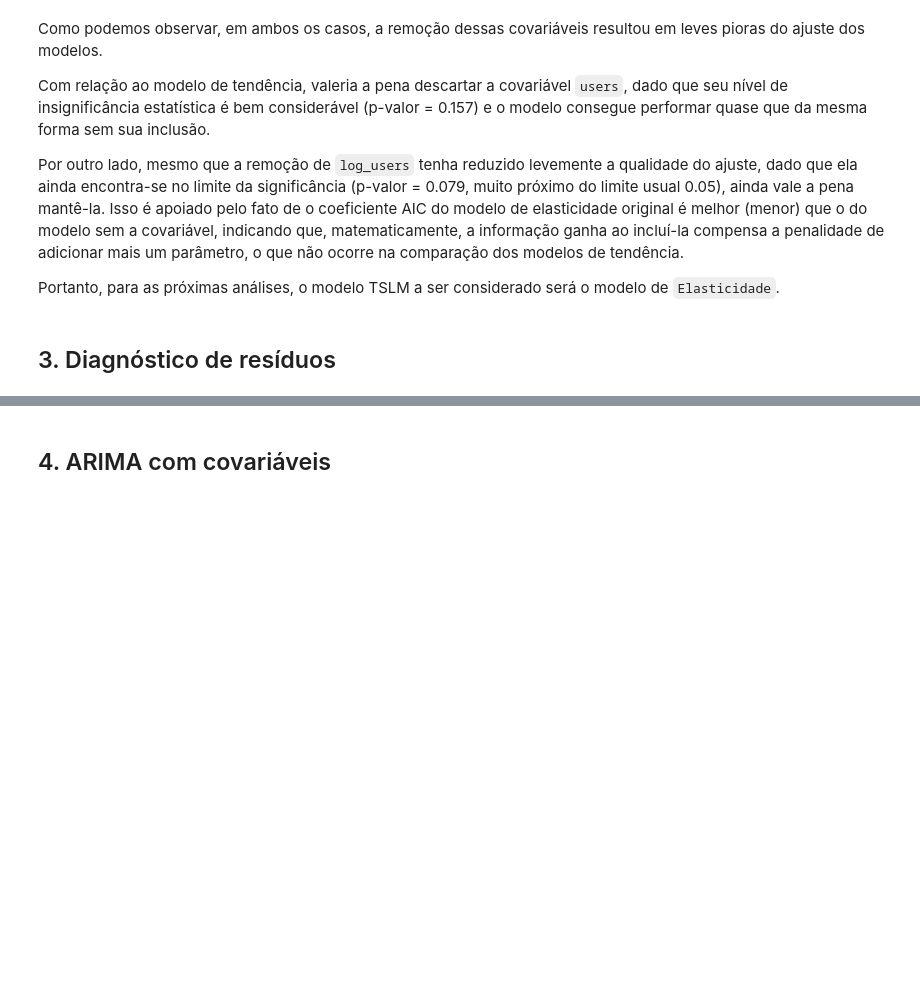
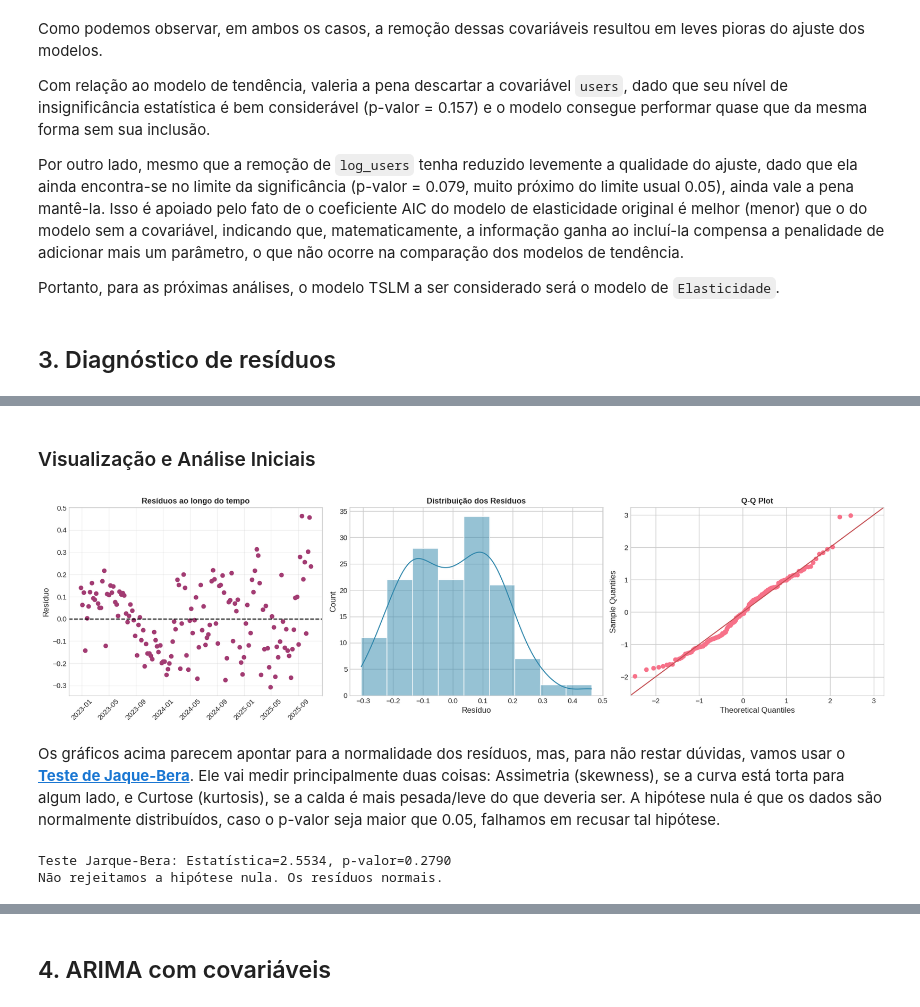
Before and after one commit to kauanmaf/Time-Series-A2, a Jupyter notebook: relatorio.ipynb, the cells around one changed output, grey strips where cells are left out. Saved outputs shown, nothing was run; the diff lists cells and outputs as text; code cells hidden in the pictures; blank space fills up the shorter version.

Commit message:
abindo a análise dos resíduos

```diff
--- a/relatorio.ipynb
+++ b/relatorio.ipynb
@@ -512,0 +528,47 @@ Portanto, para as próximas análises, o modelo TSLM a ser considerado será o m
+# %%
+# modelos analisados
+cols_selected = ["trend", "log_inv", "log_users", "users_log_lag_8"]
+
+# extraindo os resíduos
+X_final = sm.add_constant(X[cols_selected])
+model_final = sm.OLS(y_log, X_final).fit()
+residuals = model_final.resid
+# %% [markdown]
+### Visualização e Análise Iniciais
+# %%
+fig, axes = plt.subplots(1, 3, figsize=(18, 5))
+
+# resíduos no tempo
+axes[0].scatter(residuals.index, residuals, color='#A23B72')
+axes[0].axhline(0, color='black', linestyle='--')
+axes[0].set_title('Resíduos ao longo do tempo', fontweight='bold')
+axes[0].set_ylabel('Resíduo')
+axes[0].tick_params(axis='x', rotation=45)
+axes[0].grid(True, alpha=0.3)
+
+# histograma
+sns.histplot(residuals, kde=True, ax=axes[1], color='#2E86AB')
+axes[1].set_title('Distribuição dos Resíduos', fontweight='bold')
+axes[1].set_xlabel('Resíduo')
+
+# QQ plot
+sm.qqplot(residuals, line='45', fit=True, ax=axes[2])
+axes[2].set_title('Q-Q Plot', fontweight='bold')
+
+plt.tight_layout()
+plt.show()
+# %% [output]
+[figure, added]
+# %% [markdown]
+Os gráficos acima parecem apontar para a normalidade dos resíduos, mas, para não restar dúvidas, vamos usar o [**Teste de Jaque-Bera**](https://en-wikipedia-org.translate.goog/wiki/Jarque%E2%80%93Bera_test?_x_tr_sl=en&_x_tr_tl=pt&_x_tr_hl=pt&_x_tr_pto=tc). Ele vai medir principalmente duas coisas: Assimetria (skewness), se a curva está torta para algum lado, e Curtose (kurtosis), se a calda é mais pesada/leve do que deveria ser. A hipótese nula é que os dados são normalmente distribuídos, caso o p-valor seja maior que 0.05, falhamos em recusar tal hipótese.
+# %%
+jb_test = stats.jarque_bera(residuals)
+print(f"Teste Jarque-Bera: Estatística={jb_test.statistic:.4f}, p-valor={jb_test.pvalue:.4f}")
+
+if jb_test.pvalue > 0.05:
+    print("Não rejeitamos a hipótese nula. Os resíduos normais.")
+else:
+    print("Rejeitamos a hipótese nula. Os resíduos não seguem uma distribuição normal.")
+# %% [output]
+Teste Jarque-Bera: Estatística=2.5534, p-valor=0.2790
+Não rejeitamos a hipótese nula. Os resíduos normais.
```
Also changed, not shown: parts of 14 cells of this notebook.
